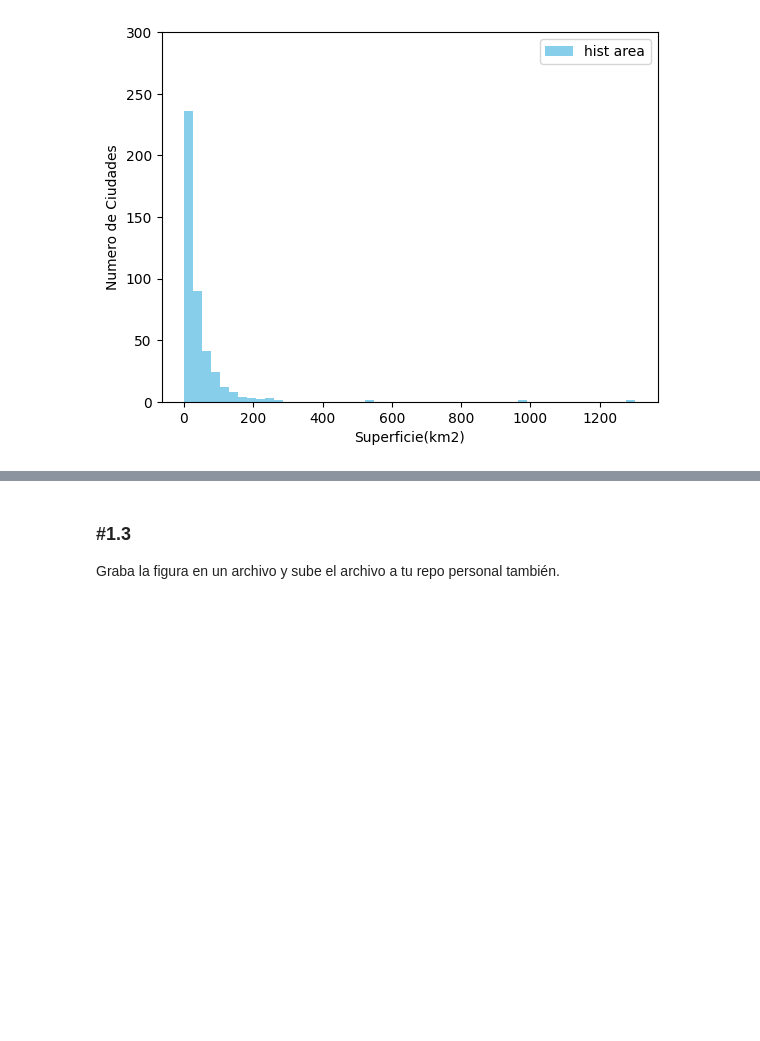
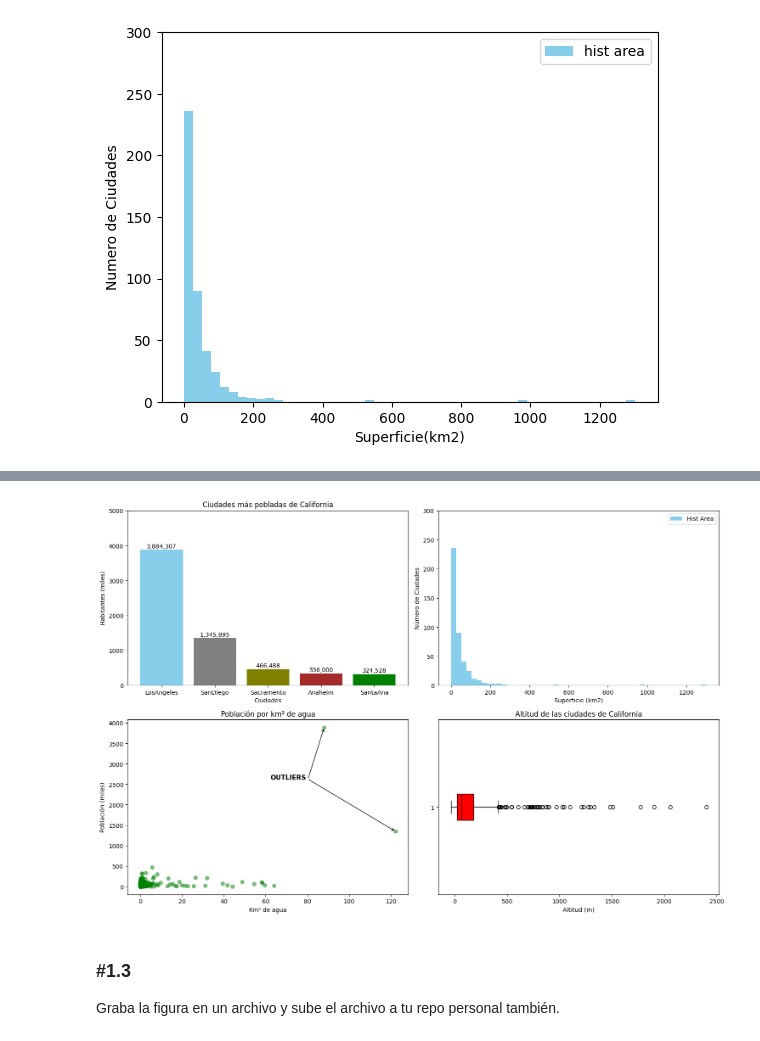
Before and after one commit to CristianZB-dev/MIS_PRACTICAS, a Jupyter notebook: 03_Analisis_de_Datos/Sprint_08/Unidad_01/Practica_Obligatoria/18_Practica_Obligatoria_Visualizacion_Basica.ipynb, the cells around one changed output, grey strips where cells are left out. Drawn from its saved outputs; the diff is of its cells as text; code cells hidden in the pictures; blank space fills up the shorter version.

```diff
--- a/03_Analisis_de_Datos/Sprint_08/Unidad_01/Practica_Obligatoria/18_Practica_Obligatoria_Visualizacion_Basica.ipynb
+++ b/03_Analisis_de_Datos/Sprint_08/Unidad_01/Practica_Obligatoria/18_Practica_Obligatoria_Visualizacion_Basica.ipynb
@@ -167,3 +194,78 @@ KeyError: 0
+# %%
+
+# --- GRÁFICO 1: BARRAS ---
+def grafico_barras(ax):
+    colores = ['skyblue', 'gray', 'olive', 'brown', "green"]
+    ax.bar(top_ciudades_mayor_poblacion["city"],
+           height=top_ciudades_mayor_poblacion["population_total"]/1000,
+           color=colores)
+    ax.set_title("Ciudades más pobladas de California")
+    ax.set_ylim(0, 5000)
+    ax.set_ylabel("Habitantes (miles)")
+    ax.set_xlabel("Ciudades")
+
+    for i, row in top_ciudades_mayor_poblacion.iterrows():
+        ciudad = row["city"]
+        poblacion_miles = row["population_total"] / 1000
+        ax.text(ciudad, poblacion_miles + 50, f"{int(row['population_total']):,}", ha="center")
+
+# --- GRÁFICO 2: HISTOGRAMA ---
+def grafico_histograma(ax):
+    ax.hist(area_total_ciudades["area_total_km2"], bins=50, color='skyblue', label="Hist Area")
+    ax.set_ylim(0, 300)
+    ax.set_xlabel("Superficie (km2)")
+    ax.set_ylabel("Número de Ciudades")
+    ax.legend()
+
+# --- GRÁFICO 3: DISPERSIÓN CON OUTLIERS ---
+def grafico_dispersion(ax):
+    ax.scatter(area_de_agua_numero_habitantes["area_water_km2"],
+               area_de_agua_numero_habitantes["population_total"]/1000,
+               color="green", alpha=0.5)
+    ax.set_title("Población por km² de agua")
+    ax.set_xlabel("Km² de agua")
+    ax.set_ylabel("Población (miles)")
+
+    # OUTLIERS
+    x1 = area_de_agua_numero_habitantes["area_water_km2"][0]
+    y1 = area_de_agua_numero_habitantes["population_total"][0] / 1000
+    x2 = area_de_agua_numero_habitantes["area_water_km2"][1]
+    y2 = area_de_agua_numero_habitantes["population_total"][1] / 1000
+
+    x_text = x1 - 60
+    y_text = (y1 + y2) / 2
+    ax.text(x_text, y_text, 'OUTLIERS', fontsize=11, fontweight='bold')
+
+    ax.annotate("", (x1, y1), xytext=(x_text+18,y_text+10),
+                arrowprops=dict(arrowstyle="->", facecolor='black'))
+    ax.annotate("", (x2, y2), xytext=(x_text+18,y_text+10),
+                arrowprops=dict(arrowstyle="->", facecolor='black'))
+
+# --- GRÁFICO 4: BOXPLOT ---
+def grafico_boxplot(ax):
+    ax.boxplot(df_california["elevation_m"],
+               vert=False, patch_artist=True,
+               boxprops=dict(facecolor='red', color='black'),
+               medianprops=dict(color='black'))
+    ax.set_title("Altitud de las ciudades de California")
+    ax.set_xlabel("Altitud (m)")
+
+# ===================================
+# === UNIMOS TODOS LOS GRÁFICOS =====
+# ===================================
+
+fig, axs = plt.subplots(2, 2, figsize=(15, 10))
+axs = axs.flatten()  # Para usar axs[0], axs[1], ...
+
+grafico_barras(axs[0])
+grafico_histograma(axs[1])
+grafico_dispersion(axs[2])
+grafico_boxplot(axs[3])
+
+plt.tight_layout()
+plt.show()
+# %% [output]
+[figure, added]
 # %% [markdown]
 ### #1.3
 
```
Also changed, not shown: parts of 4 cells of this notebook, 1 other file.
